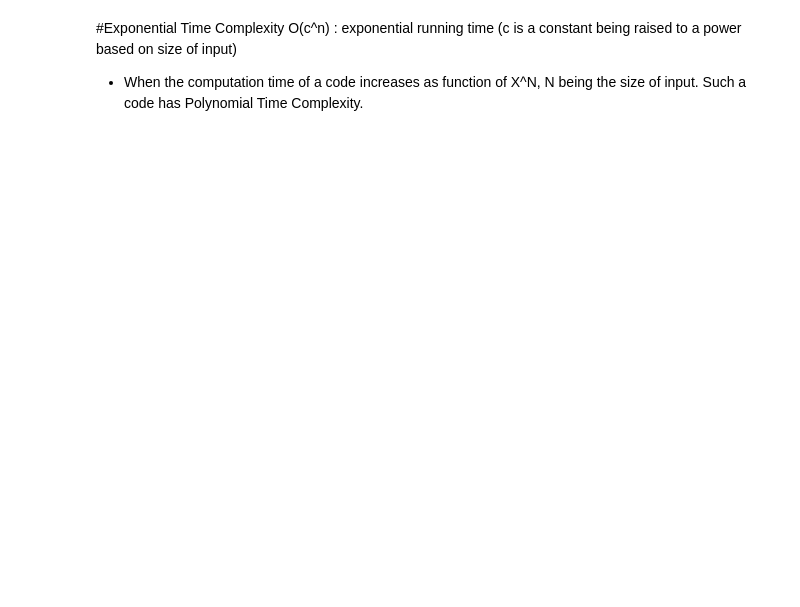
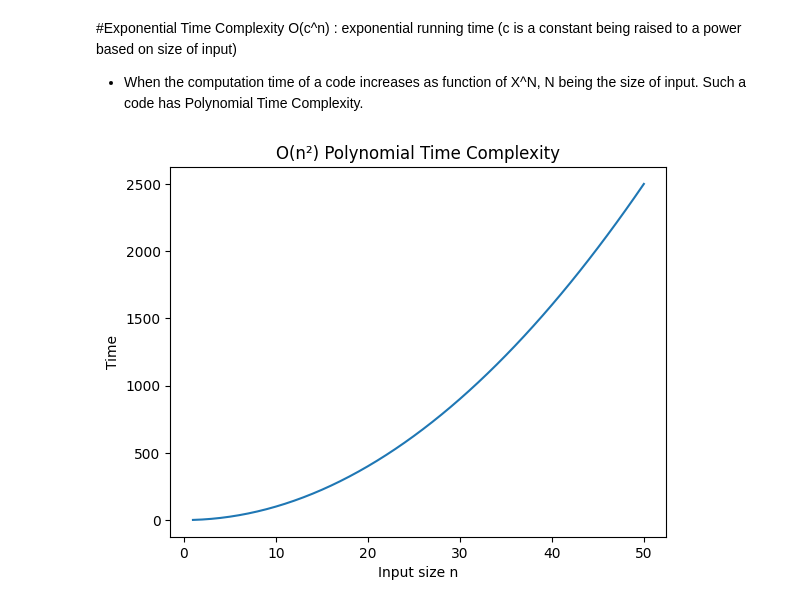
Before and after one commit to rhydamyo-oss/Algo-Lab-241b204, a Jupyter notebook: Lab_3_Growth_of_function.ipynb, the cells around one changed output. Saved outputs shown, nothing was run; the diff lists cells and outputs as text; code cells hidden in the pictures; blank space fills up the shorter version.

```diff
--- a/Lab_3_Growth_of_function.ipynb
+++ b/Lab_3_Growth_of_function.ipynb
@@ -211,3 +233,27 @@ plt.show()
+# %%
+# Prob_7 Take Suitable example and write function that runs in log-linear time. plot the graph as well, similar to above example
+def polynomial_example(n):
+    count = 0
+    for i in range(n):
+        for j in range(n):
+            count += 1
+    return count
+
+n_values = list(range(1, 51))
+time_values = []
+
+for n in n_values:
+    polynomial_example(n)
+    time_values.append(n * n)
+
+plt.figure()
+plt.plot(n_values, time_values)
+plt.xlabel("Input size n")
+plt.ylabel("Time")
+plt.title("O(n²) Polynomial Time Complexity")
+plt.show()
+# %% [output]
+[figure, added]
 # %% [markdown]
 #Importing required packages. plot graph similar to given figure
 
```
Also changed, not shown: parts of 10 cells of this notebook.
